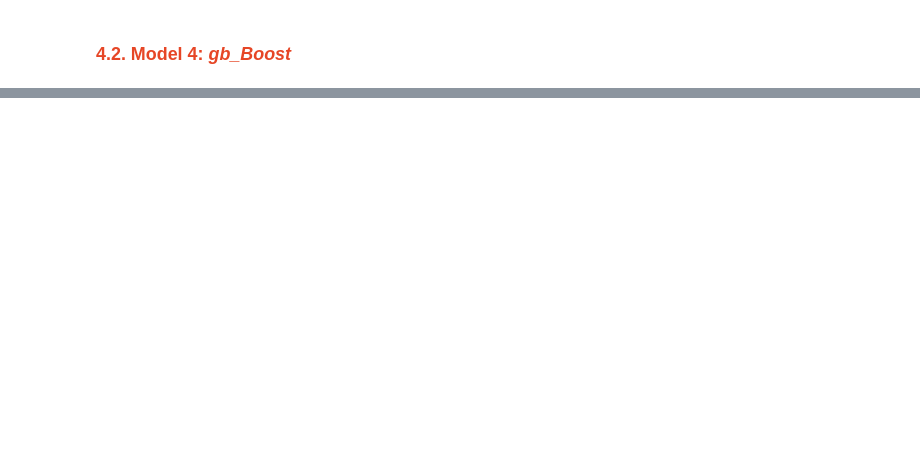
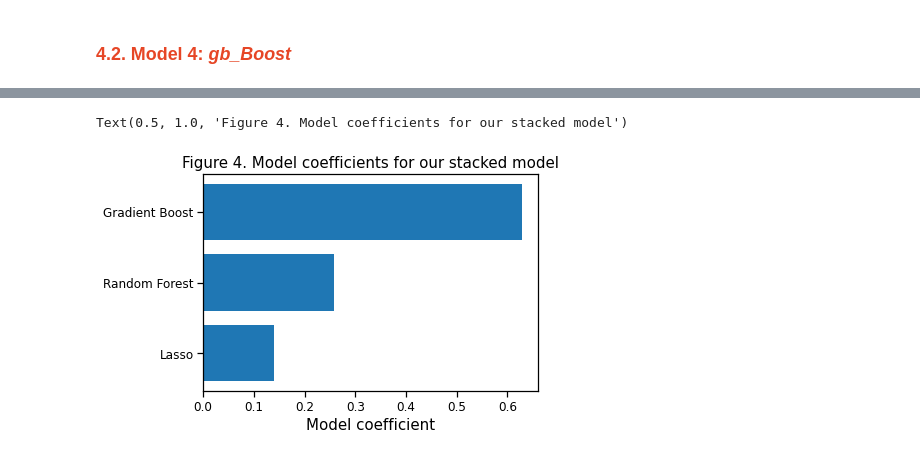
Before and after one commit to Jamielimingzhe/QBUS6810, a Jupyter notebook: QBUS6810_Group18_Notebook.ipynb, the cells around one changed output, grey strips where cells are left out. Cells and saved outputs as stored; diff of their text form; code cells hidden in the pictures; blank space fills up the shorter version.

```diff
--- a/QBUS6810_Group18_Notebook.ipynb
+++ b/QBUS6810_Group18_Notebook.ipynb
@@ -429,0 +491,5 @@ gb_boost.fit(X_train, resid);
+# %%
+models = [('Lasso', best_lasso), ('Random Forest', rf), ('Gradient Boost', gb)]
+
+stack = StackingRegressor(models, final_estimator=LinearRegression(positive=True), cv=5, n_jobs=4)
+stack.fit(X_scaled,y_train_log)
@@ -429,0 +510,8 @@ gb_boost.fit(X_train, resid);
+# %%
+plt.barh(np.arange(len(models)), stack.final_estimator_.coef_)
+plt.yticks(np.arange(len(models)), ['Lasso', 'Random Forest', 'Gradient Boost'])
+plt.xlabel('Model coefficient')
+plt.title('Figure 4. Model coefficients for our stacked model')
+# %% [output]
+Text(0.5, 1.0, 'Figure 4. Model coefficients for our stacked model')
+[figure, added]
```
Also changed, not shown: parts of 48 cells of this notebook, 8 other files.
